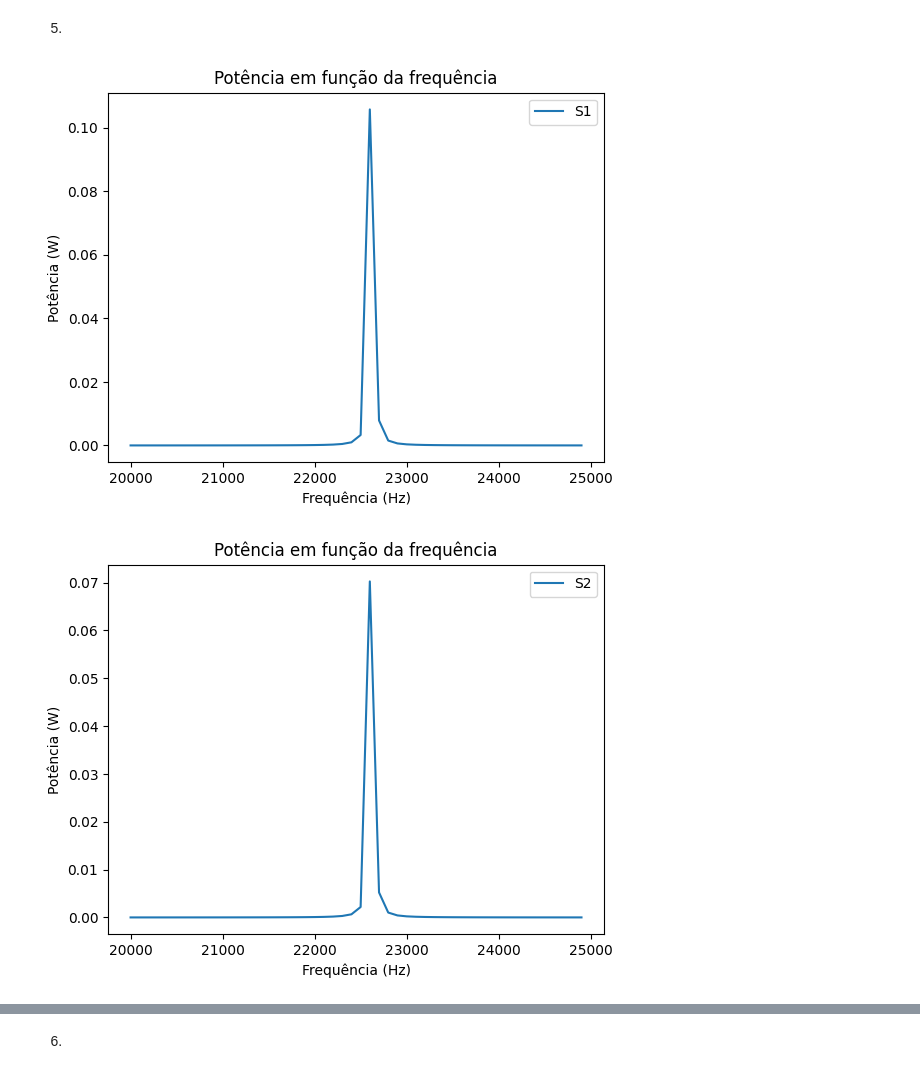
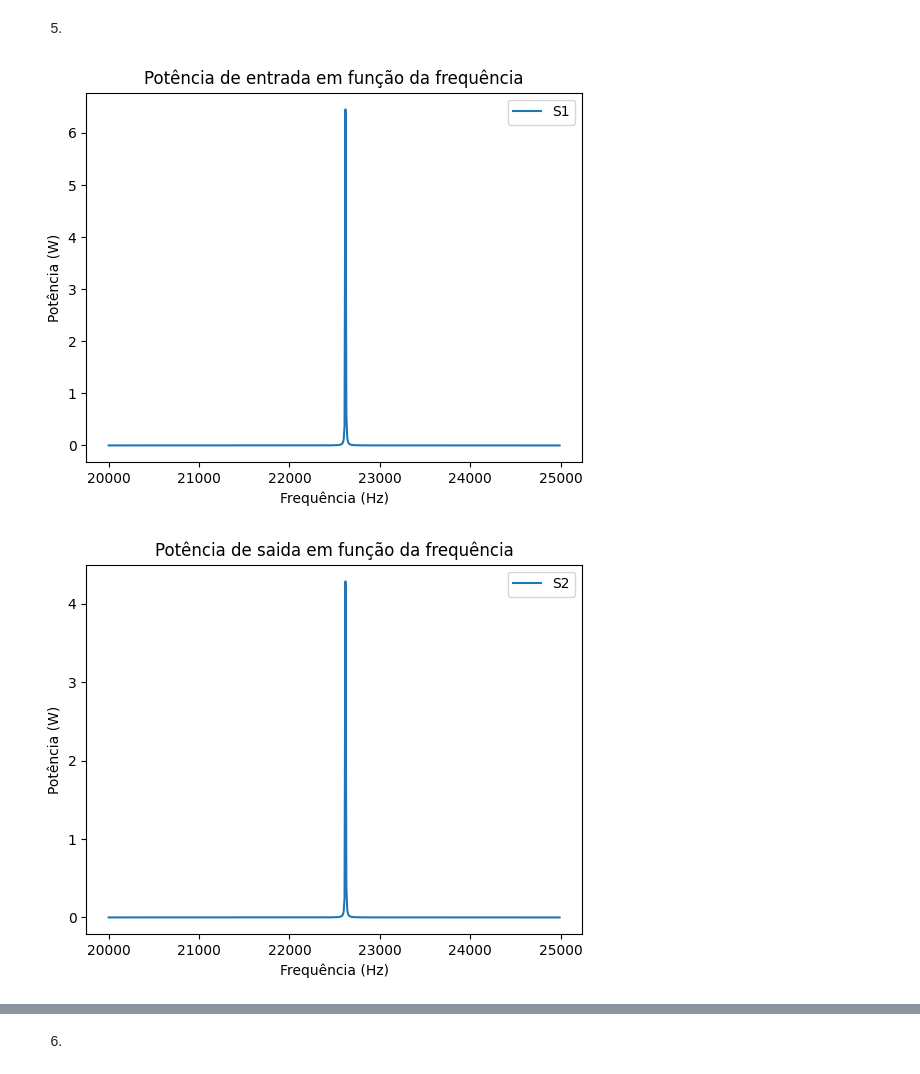
Before and after one commit to MatheusCastellucci/Projeto-Mamag, a Jupyter notebook: projeto.ipynb, the cells around one changed output, grey strips where cells are left out. Saved outputs shown, nothing was run; the diff lists cells and outputs as text; code cells hidden in the pictures.

```diff
--- a/projeto.ipynb
+++ b/projeto.ipynb
@@ -62,7 +61,7 @@ def CalcularTransformador(Uf, Rc, f):
 # %% [markdown]
 3)
 # %%
-listaf = np.arange(10000, 40000, 10)
+listaf = np.arange(15000, 30000, 10)
 listai1 = []
 listai2 = []
 
@@ -77,5 +76,6 @@ plt.xlabel("Frequência (Hz)")
 plt.ylabel("Corrente (A)")
 plt.title("Corrente em função da frequência")
 plt.legend()
+plt.axis([21000, 25000, 0, 1.5])
 plt.show()
 # %% [output]
@@ -128,42 +128,42 @@ def CalcularEficiencia(Uf, Rc, f):
     S2=(V2/sqrt(2))*(ic.conjugate()/sqrt(2))
 
     P1 = S1.real
-    P2 = S2.real
+    P2 = S2
 
     eficiencia = P2/P1
-    return eficiencia.real, P1, P2
+    return eficiencia, P1, P2
 # %%
 listaS1 = []
 listaS2 = []
 listaef = []
-listafr = np.arange(20e3, 25e3, 100)
+listafr = np.arange(20e3, 25e3, 10)
 for f in listafr:
     C1 = C2 = 1e-9
     L1 = L2 = 50e-3
     eficiencia, P1, P2 = CalcularEficiencia(Ufonte, Rc, f)
     listaef.append(eficiencia)
     listaS1.append(P1)
     listaS2.append(P2)
 
 plt.plot(listafr, listaS1, label="S1")
 plt.xlabel("Frequência (Hz)")
 plt.ylabel("Potência (W)")
-plt.title("Potência em função da frequência")
+plt.title("Potência de entrada em função da frequência")
 plt.legend()
 plt.show()
 
 plt.plot(listafr, listaS2, label="S2")
 plt.xlabel("Frequência (Hz)")
 plt.ylabel("Potência (W)")
-plt.title("Potência em função da frequência")
+plt.title("Potência de saida em função da frequência")
 plt.legend()
 plt.show()
 
 plt.plot(listafr, listaef)
 plt.xlabel("Frequência (Hz)")
 plt.ylabel("Eficiência")
 plt.title("Eficiência em função da frequência")
 plt.show()
 # %% [output]
-[figure, old version]
+[figure, new version]
-[figure, old version]
+[figure, new version]
```
Also changed, not shown: parts of 4 cells of this notebook.
